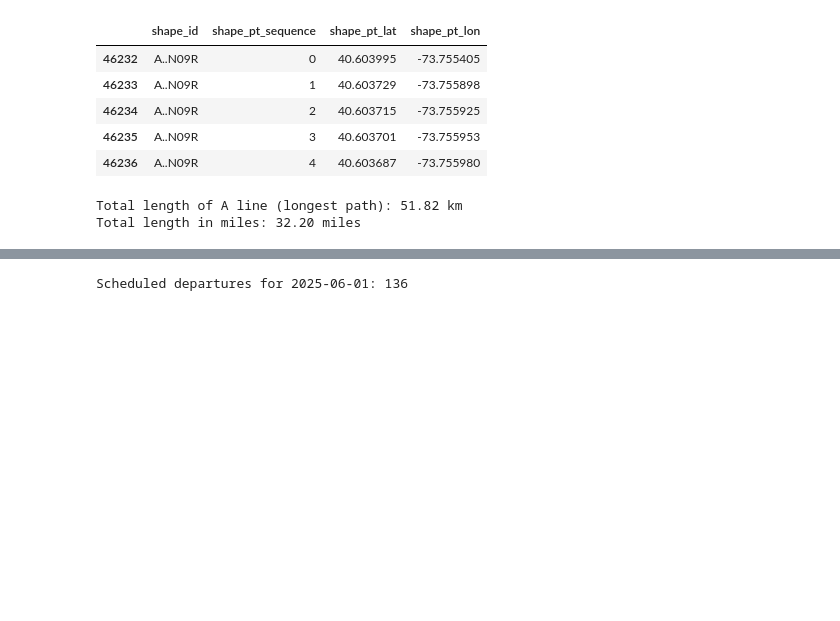
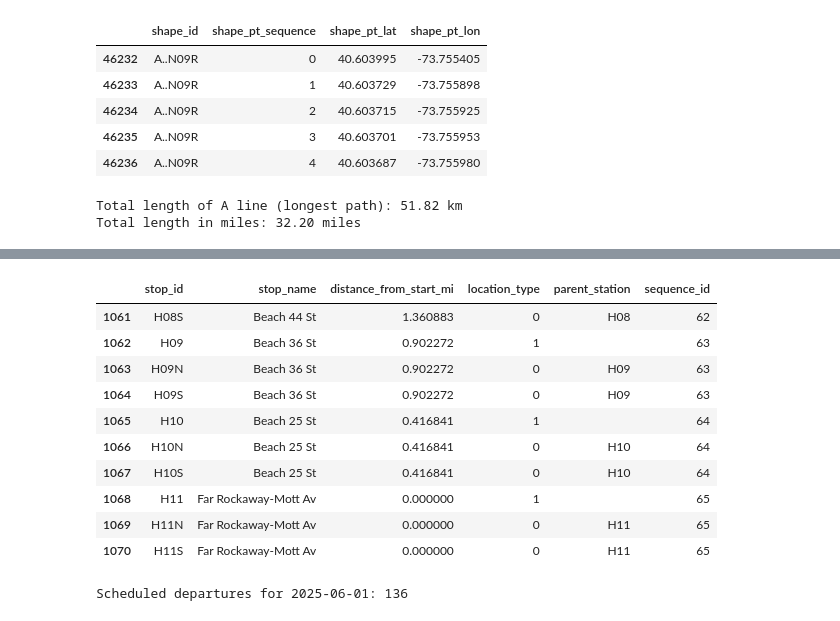
Before and after one commit to DanHerman212/headway-prediction, a Jupyter notebook: notebooks/2_static_data_processing.ipynb, the cells around one changed output, grey strips where cells are left out. Cells and saved outputs as stored; diff of their text form; code cells hidden in the pictures; blank space fills up the shorter version.

```diff
--- a/notebooks/2_static_data_processing.ipynb
+++ b/notebooks/2_static_data_processing.ipynb
@@ -199,3 +248,17 @@ Station distance map save to ../data/a_line_station_distances.csv
+# %%
+a_stops_sorted.tail(10)
+# %% [output]
+|  | stop_id | stop_name | distance_from_start_mi | location_type | parent_station | sequence_id |
+| 1061 | H08S | Beach 44 St | 1.360883 | 0 | H08 | 62 |
+| 1062 | H09 | Beach 36 St | 0.902272 | 1 |  | 63 |
+| 1063 | H09N | Beach 36 St | 0.902272 | 0 | H09 | 63 |
+| 1064 | H09S | Beach 36 St | 0.902272 | 0 | H09 | 63 |
+| 1065 | H10 | Beach 25 St | 0.416841 | 1 |  | 64 |
+| 1066 | H10N | Beach 25 St | 0.416841 | 0 | H10 | 64 |
+| 1067 | H10S | Beach 25 St | 0.416841 | 0 | H10 | 64 |
+| 1068 | H11 | Far Rockaway-Mott Av | 0.000000 | 1 |  | 65 |
+| 1069 | H11N | Far Rockaway-Mott Av | 0.000000 | 0 | H11 | 65 |
+| 1070 | H11S | Far Rockaway-Mott Av | 0.000000 | 0 | H11 | 65 |
 # %%
 # define schedule logic
 
```
Also changed, not shown: parts of 1 cell of this notebook, 4 other files.
